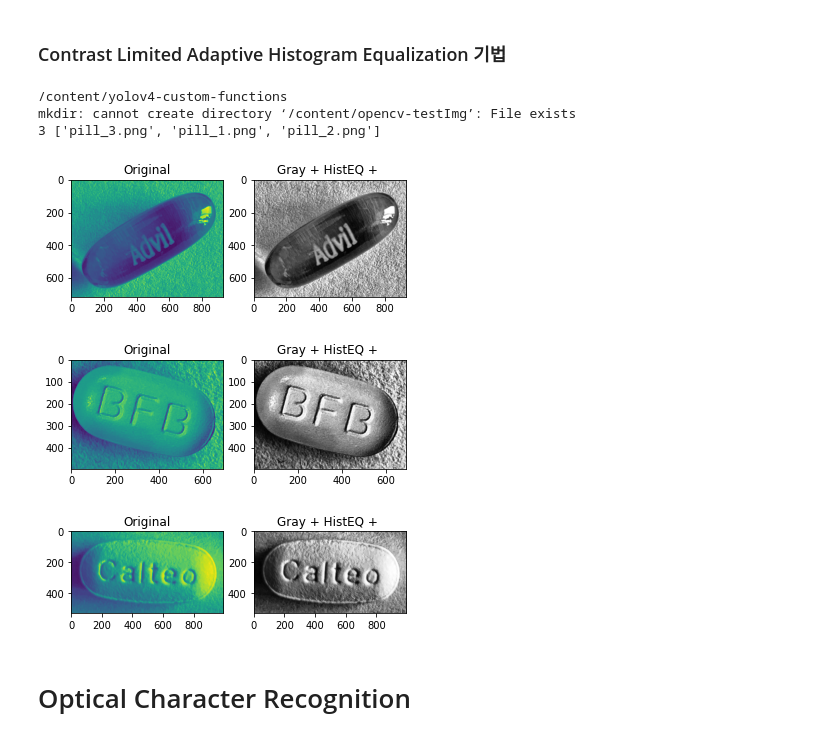
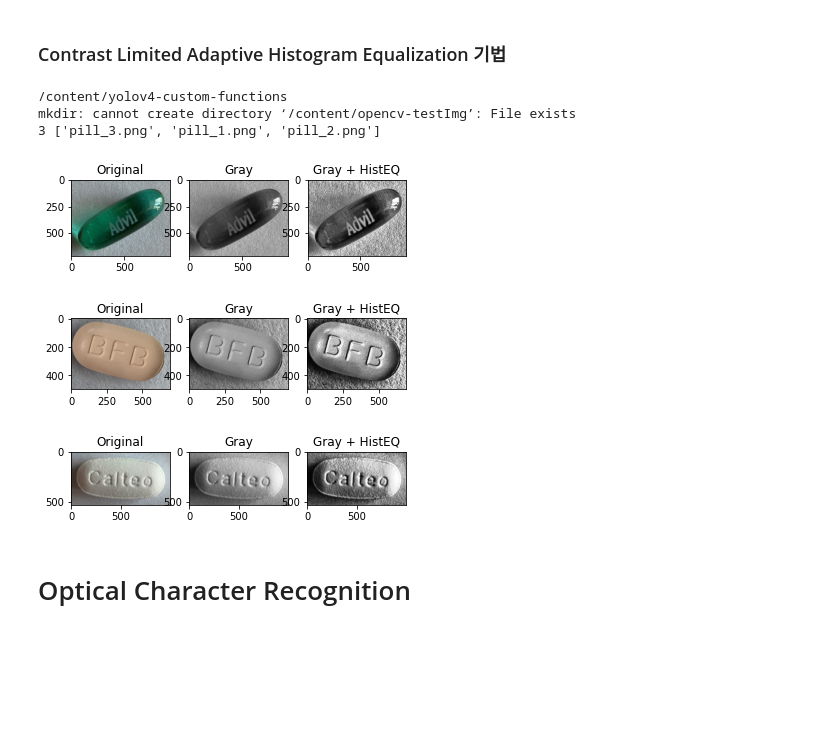
Before and after one commit to jung-youjin/dip-pillow, a Jupyter notebook: colab/(찐)FinalCode_NEW.ipynb, the cells around one changed output. Drawn from its saved outputs; the diff is of its cells as text; code cells hidden in the pictures; blank space fills up the shorter version.

```diff
--- a/colab/(찐)FinalCode_NEW.ipynb
+++ b/colab/(찐)FinalCode_NEW.ipynb
@@ -562,11 +571,12 @@ file_list = os.listdir('/content/yolov4-custom-functions/detections/crop/testImg
 print(len(file_list), file_list)
 
 for i in range(1,len(file_list)+1):
-  img = cv2.imread('/content/yolov4-custom-functions/detections/crop/testImg/pill_%s.png' %i, cv2.IMREAD_COLOR) #여기 경로 바꾸기
+  orgin_img = cv2.imread('/content/yolov4-custom-functions/detections/crop/testImg/pill_%s.png' %i)
+  img2 = cv2.cvtColor(orgin_img, cv2.COLOR_BGR2RGB)
   imgFile = 'pill_' + str(i) + '.png'
 
   plotNum = 121
-  plt.subplot(plotNum),plt.imshow(img),plt.title('Cropped pill (%s)' %imgFile)
+  plt.subplot(plotNum),plt.imshow(img2),plt.title('Cropped pill (%s)' %imgFile)
   plt.show()
   plotNum = plotNum + 1
 # %% [output]
@@ -593,38 +603,44 @@ for i in range(1,len(file_list)+1):
 !cp -r /content/yolov4-custom-functions/detections/crop/testImg/*.png /content/opencv-testImg
 
 import cv2
 import numpy as np
 from matplotlib import pyplot as plt
 import os
 
 path = '/content/opencv-testImg'
 file_list = os.listdir('/content/opencv-testImg/')
 print(len(file_list), file_list)
 
+plotNum = 131
+
 for i in range(1,len(file_list)+1):
   img = cv2.imread('/content/opencv-testImg/pill_%s.png' %i, cv2.IMREAD_GRAYSCALE) #여기 경로 바꾸기
   img_enhanced = cv2.equalizeHist(img)
+  orgin_img = cv2.imread('/content/opencv-testImg/pill_%s.png' %i)
+  img2 = cv2.cvtColor(orgin_img, cv2.COLOR_BGR2RGB)
   clahe = cv2.createCLAHE(clipLimit=2.0, tileGridSize=(8,8))
   cl1=clahe.apply(img_enhanced)
   #blur5 = cv2.bilateralFilter(img_enhanced, 5,75,75)
   #kernel_sharpen_3 = np.array([[-1,-1,-1,-1,-1],[-1,2,2,2,-1],[-1,2,8,2,-1],[-1,2,2,2,-1],[-1,-1,-1,-1,-1]])/8.0
   #output_1 = cv2.filter2D(cl1,-1,kernel_sharpen_3)
-  plt.subplot(121),plt.imshow(img),plt.title('Original')
-  plt.subplot(122),plt.imshow(cl1, cmap='gray'),plt.title('Gray + HistEQ + ')
+  plt.subplot(plotNum),plt.imshow(img2),plt.title('Original')
+  plt.subplot(plotNum+1),plt.imshow(img, cmap='gray'),plt.title('Gray')
+  plt.subplot(plotNum+2),plt.imshow(cl1, cmap='gray'),plt.title('Gray + HistEQ')
   plt.show()
+  plotNum = plotNum + 100
 
   save = plt.imsave('pill_%s_histeq.png' %i, cl1, cmap='gray')
 
 !mkdir /content/ocr
 !cp -r /content/yolov4-custom-functions/*.png /content/ocr
 !rm /content/yolov4-custom-functions/*.png
 # %% [output]
 /content/yolov4-custom-functions
 mkdir: cannot create directory ‘/content/opencv-testImg’: File exists
 3 ['pill_3.png', 'pill_1.png', 'pill_2.png']
-[figure, old version]
+[figure, new version]
-[figure, old version]
+[figure, new version]
-[figure, old version]
+[figure, new version]
 # %% [markdown]
 # Optical Character Recognition
 # %% [markdown]
```
Also changed, not shown: parts of 9 cells of this notebook.
